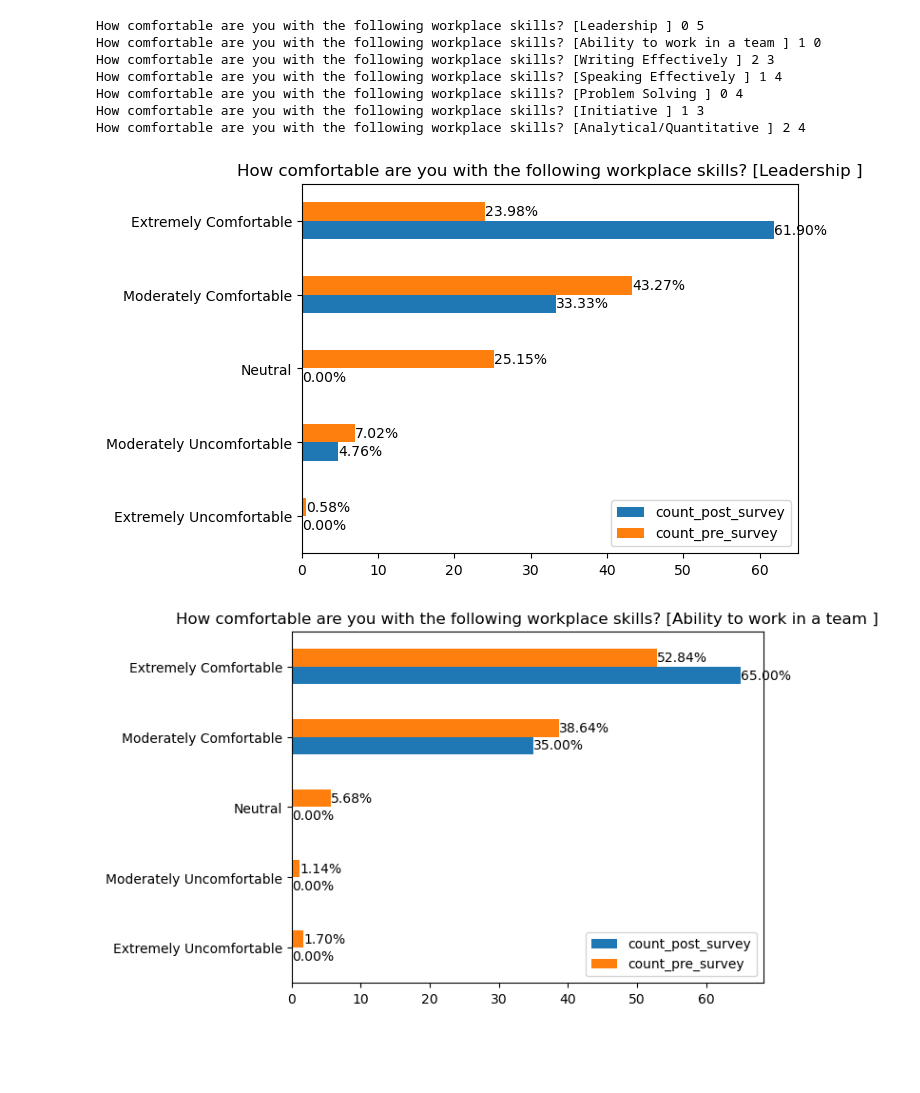
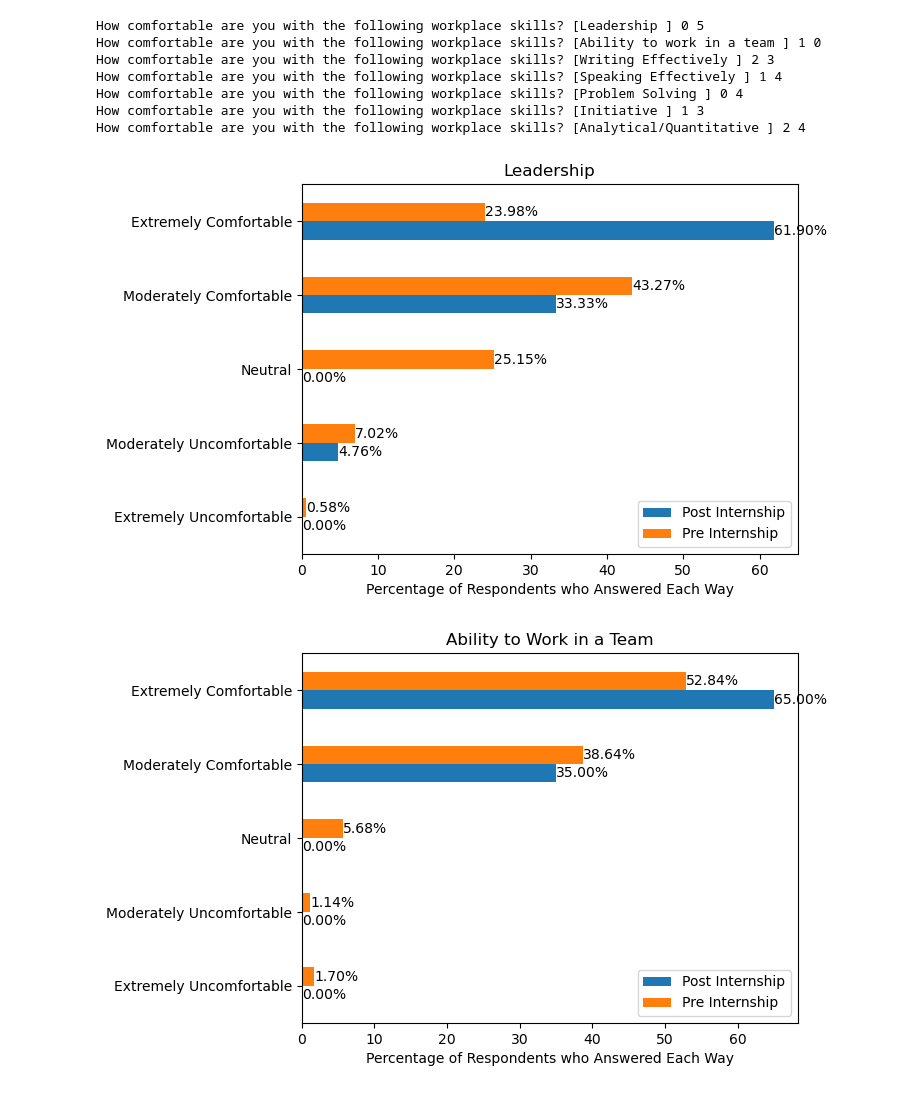
Before and after one commit to sethjmarcus/seth_tiqc, a Jupyter notebook: data_visualization.ipynb, the cells around one changed output. Cells and saved outputs as stored; diff of their text form; code cells hidden in the pictures; blank space fills up the shorter version.

```diff
--- a/data_visualization.ipynb
+++ b/data_visualization.ipynb
@@ -76,18 +77,21 @@ How comfortable are you with the following workplace skills? [Problem Solving ]
 How comfortable are you with the following workplace skills? [Initiative ] 1 3
 How comfortable are you with the following workplace skills? [Analytical/Quantitative ] 2 4
 # %%
-for obj in paired_data:
+titles = ['Leadership', 'Ability to Work in a Team', 'Writing Effectively', 'Speaking Effectively', 'Problem Solving', 'Initiative', 'Analytical//Quantitative']
+for obj, t in zip(paired_data, titles):
     df = pd.DataFrame(obj[2])
     cols = df.columns
     df[cols] = df[cols].div(df[cols].sum(axis=0), axis=1).multiply(100)
+    df.rename(columns={'count_pre_survey':'Pre Internship', 'count_post_survey':'Post Internship'}, inplace=True)
 
-    ax = df.plot(kind='barh', stacked=False, title=obj[0])
+    ax = df.plot(kind='barh', stacked=False, title=t)
 
     for bars in ax.containers:
         ax.bar_label(container=bars, fmt='%.2f%%', label_type='edge')
     ax.legend(loc='lower right')
+    ax.set_xlabel('Percentage of Respondents who Answered Each Way')
 
     plt.savefig(fname = './images/bar_' + obj[0].replace("l/Q", "l_Q") + '.png', dpi=300, bbox_inches='tight')
 # %% [output]
-[figure, old version]
+[figure, new version]
-[figure, old version]
+[figure, new version]
```
Also changed, not shown: parts of 7 cells of this notebook.
